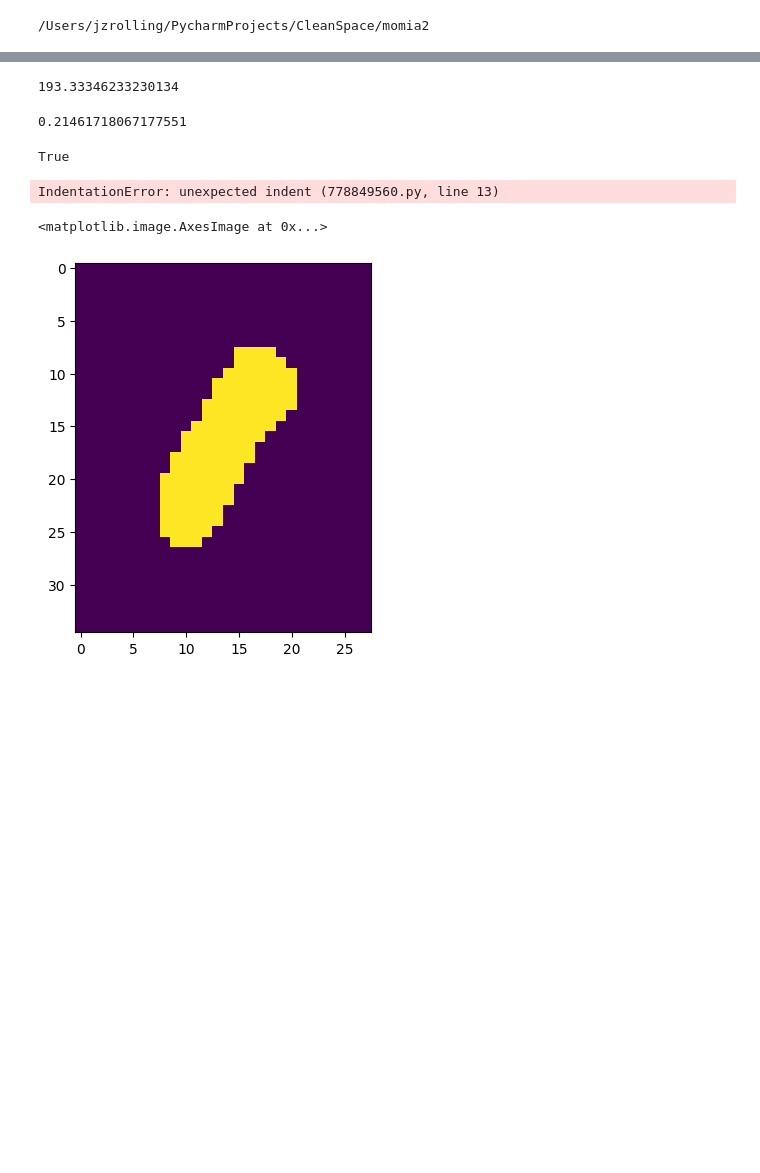
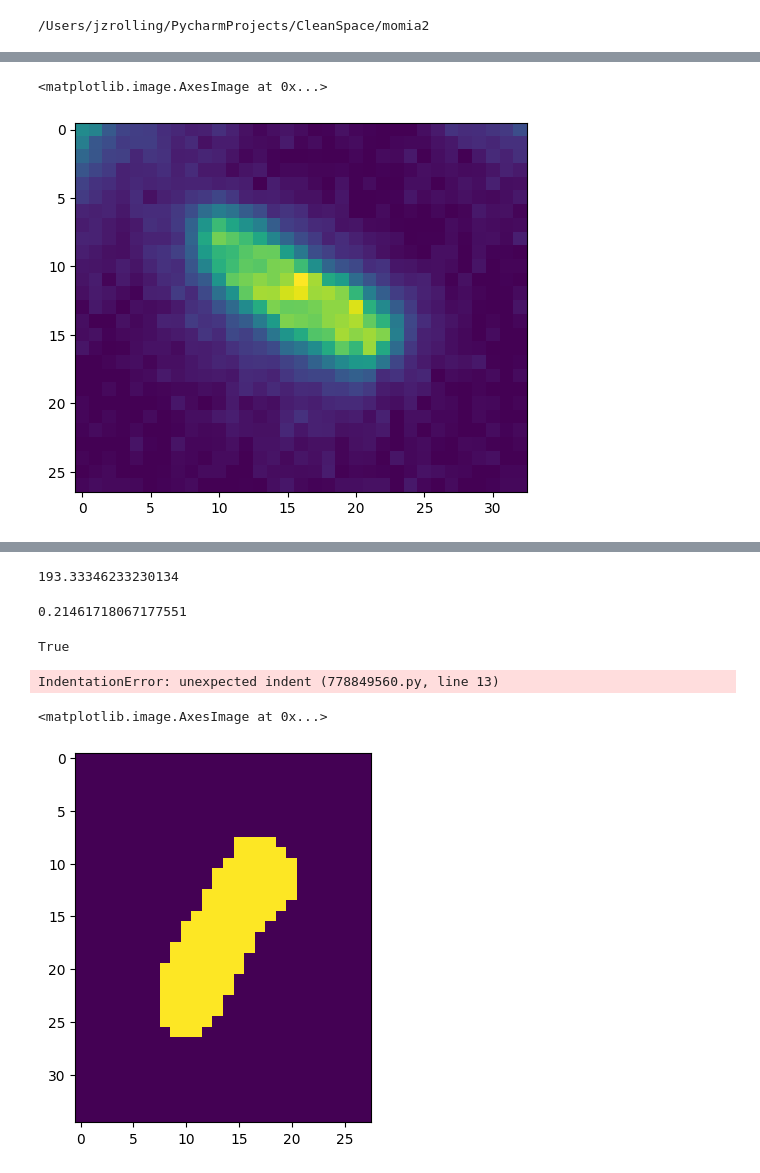
Before and after one commit to jzrolling/CleanSpace, a Jupyter notebook: notebooks/2. revise_midline_algorithm_copy.ipynb, the cells around one changed output, grey strips where cells are left out. Drawn from its saved outputs; the diff is of its cells as text; code cells hidden in the pictures; blank space fills up the shorter version.

```diff
--- a/notebooks/2. revise_midline_algorithm_copy.ipynb
+++ b/notebooks/2. revise_midline_algorithm_copy.ipynb
@@ -42 +46,8 @@ for i in range(m.n_fields):
     break
+# %%
+df = mo.momia_IO.pickle_load('/Users/jzrolling/Desktop/Daisy_BODIPY/cDXJ3-3_001_composite_cells.pk')
+# %%
+plt.imshow(df['$C1'].values[0])
+# %% [output]
+<matplotlib.image.AxesImage at 0x...>
+[figure, added]
```
Also changed, not shown: parts of 9 cells of this notebook, 5 other files.
